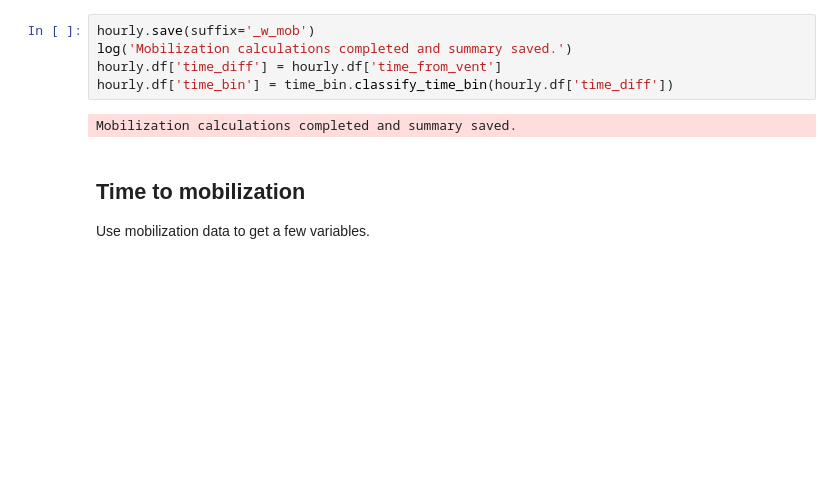
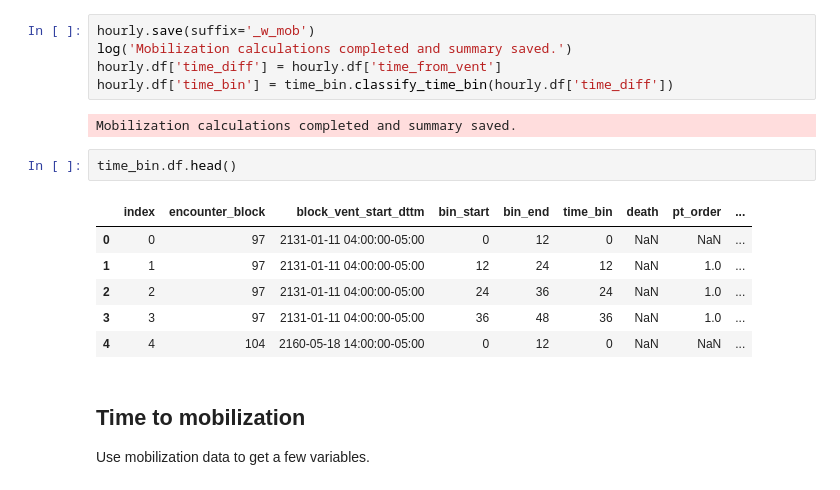
Before and after one commit to Common-Longitudinal-ICU-data-Format/CLIF-pt-consult-order-tte, a Jupyter notebook: code/3_calculations.ipynb, the cells around one changed output. Saved outputs shown, nothing was run; the diff lists cells and outputs as text; blank space fills up the shorter version.

```diff
--- a/code/3_calculations.ipynb
+++ b/code/3_calculations.ipynb
@@ -263,6 +263,15 @@ hourly.df['time_diff'] = hourly.df['time_from_vent']
 hourly.df['time_bin'] = time_bin.classify_time_bin(hourly.df['time_diff'])
 # %% [output]
 Mobilization calculations completed and summary saved.
+# %%
+time_bin.df.head()
+# %% [output]
+|  | index | encounter_block | block_vent_start_dttm | bin_start | bin_end | time_bin | death | pt_order | ... |
+| 0 | 0 | 97 | 2131-01-11 04:00:00-05:00 | 0 | 12 | 0 | NaN | NaN | ... |
+| 1 | 1 | 97 | 2131-01-11 04:00:00-05:00 | 12 | 24 | 12 | NaN | 1.0 | ... |
+| 2 | 2 | 97 | 2131-01-11 04:00:00-05:00 | 24 | 36 | 24 | NaN | 1.0 | ... |
+| 3 | 3 | 97 | 2131-01-11 04:00:00-05:00 | 36 | 48 | 36 | NaN | 1.0 | ... |
+| 4 | 4 | 104 | 2160-05-18 14:00:00-05:00 | 0 | 12 | 0 | NaN | NaN | ... |
 # %% [markdown]
 ## Time to mobilization
 Use mobilization data to get a few variables.
```
Also changed, not shown: parts of 1 cell of this notebook, 9 other files.
